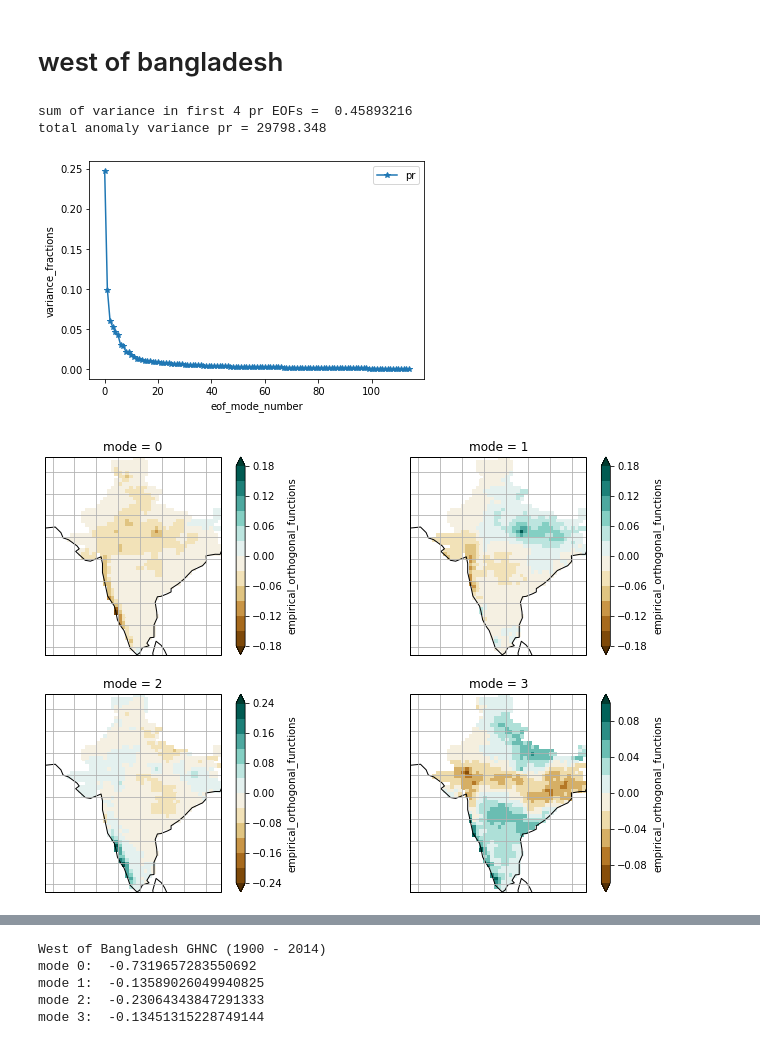
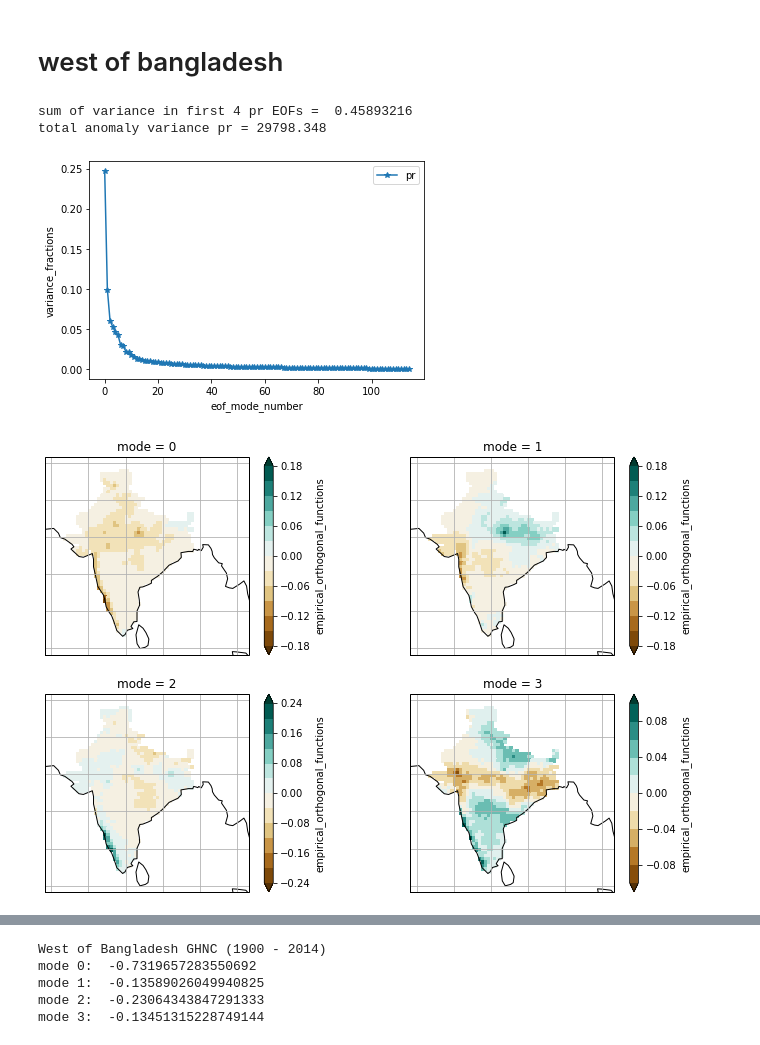
Before and after one commit to medhap02/AllIndiaRainfall, a Jupyter notebook: src/EOF_GHNC.ipynb, the cells around one changed output, grey strips where cells are left out. Drawn from its saved outputs; the diff is of its cells as text; code cells hidden in the pictures.

```diff
--- a/src/EOF_GHNC.ipynb
+++ b/src/EOF_GHNC.ipynb
@@ -219,5 +219,5 @@ for i in np.arange(0,4):
     eofs_pr[i,:,:].plot.pcolormesh(ax=ax,levels=levels,extend='both',cmap=cm.BrBG)
     ax.coastlines()
     gl = ax.gridlines(draw_labels=False)
-    ax.set_extent([65,95,5,35],crs=ccrs.PlateCarree())
+    ax.set_extent([65,98,5,37],crs=ccrs.PlateCarree())
 # %% [output]
@@ -312,5 +312,5 @@ for i in np.arange(0,4):
     eofs_pr_trimmed[i,:,:].plot.pcolormesh(ax=ax,levels=levels,extend='both',cmap=cm.BrBG)
     ax.coastlines()
     gl = ax.gridlines(draw_labels=False)
-    ax.set_extent([65,95,5,35],crs=ccrs.PlateCarree())
+    ax.set_extent([65,98,5,37],crs=ccrs.PlateCarree())
 # %% [output]
@@ -516,5 +516,5 @@ for i in np.arange(0,4):
     India_eofs_pr[i,:,:].plot.pcolormesh(ax=ax,levels=13,extend='both',cmap=cm.BrBG)
     ax.coastlines()
     gl = ax.gridlines(draw_labels=False)
-    ax.set_extent([66,98,6,37],crs=ccrs.PlateCarree())
+    ax.set_extent([65,98,5,37],crs=ccrs.PlateCarree())
 # %% [output]
@@ -553,5 +553,5 @@ for i in np.arange(0,4):
     India_eofs_pr_trimmed[i,:,:].plot.pcolormesh(ax=ax,levels=13,extend='both',cmap=cm.BrBG)
     ax.coastlines()
     gl = ax.gridlines(draw_labels=False)
-    ax.set_extent([66,98,6,37],crs=ccrs.PlateCarree())
+    ax.set_extent([65,98,5,37],crs=ccrs.PlateCarree())
 # %% [output]
@@ -614,21 +614,21 @@ WestofBangladesh_varfrac_pr_trimmed = WestofBangladesh_solver_pr_trimmed.varianc
 # %%
 varfrac_pr_WestofBangladesh.plot(marker='*',label='pr')
 print('sum of variance in first 4 pr EOFs = ', varfrac_pr_WestofBangladesh[0:4].sum().data)
 plt.legend()
 print('total anomaly variance pr =', solver_pr_WestofBangladesh.totalAnomalyVariance())
 
 plt.figure(figsize=(12,8))
 for i in np.arange(0,4):
     ax = plt.subplot(2,2,i+1,projection=ccrs.PlateCarree());
     eofs_pr_WestofBangladesh[i,:,:].plot.pcolormesh(ax=ax,levels=12,extend='both',cmap=cm.BrBG)
     ax.coastlines()
     gl = ax.gridlines(draw_labels=False)
-    ax.set_extent([65,89,8,35],crs=ccrs.PlateCarree())
+    ax.set_extent([65,98,5,37],crs=ccrs.PlateCarree())
 # %% [output]
 sum of variance in first 4 pr EOFs =  0.45893216
 total anomaly variance pr = 29798.348
 [figure]
-[figure, old version]
+[figure, new version]
 # %%
 WestofBangladesh_varfrac_pr_trimmed.plot(marker='*',label='pr')
 print('sum of variance in first 4 pr EOFs = ', WestofBangladesh_varfrac_pr_trimmed[0:4].sum().data)
```
Also changed, not shown: parts of 11 cells of this notebook, 2 other files.
